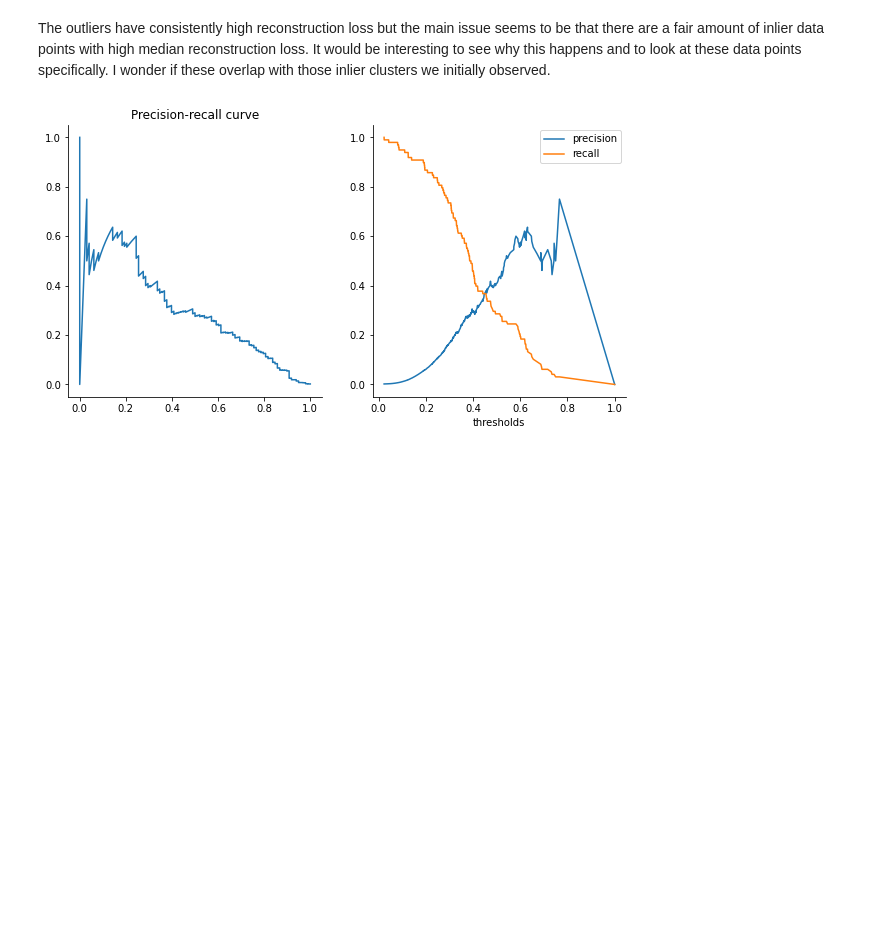
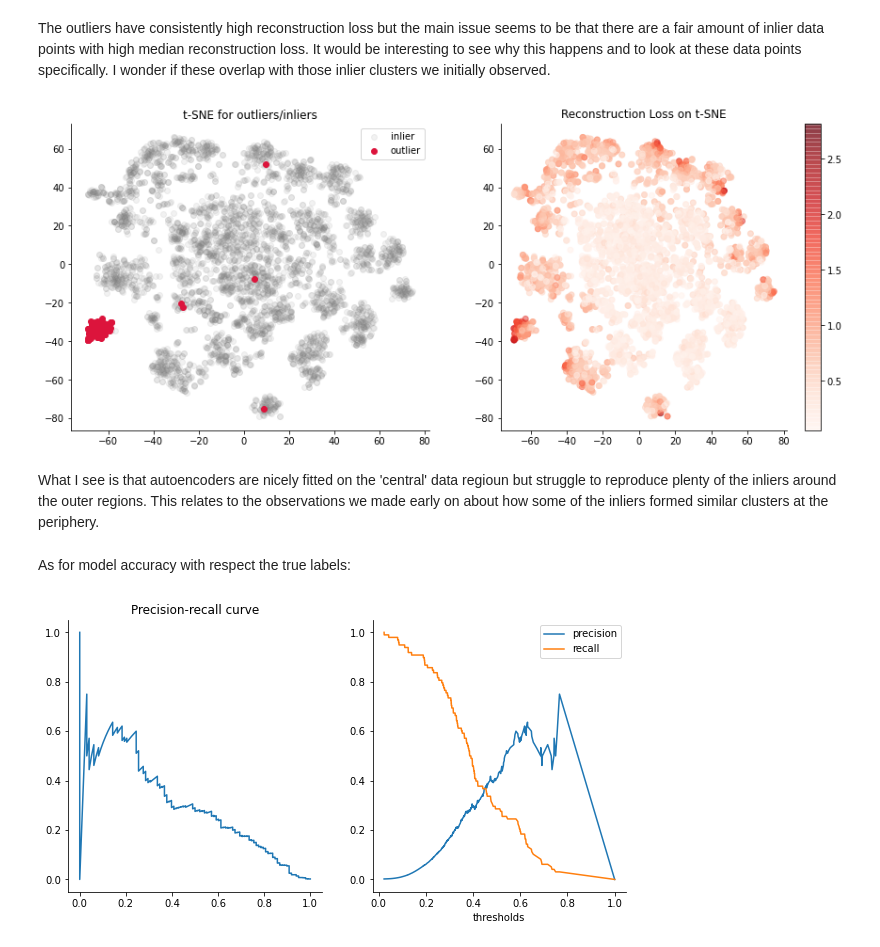
Before and after one commit to danieltsoukup/autoencoders, a Jupyter notebook: outlier_detection_with_autoencoders.ipynb, the cells around one changed output. Drawn from its saved outputs; the diff is of its cells as text; code cells hidden in the pictures; blank space fills up the shorter version.

```diff
--- a/outlier_detection_with_autoencoders.ipynb
+++ b/outlier_detection_with_autoencoders.ipynb
@@ -955,6 +995,41 @@ plt.show()
 [figure]
 # %% [markdown]
 The outliers have consistently high reconstruction loss but the main issue seems to be that there are a fair amount of inlier data points with high median reconstruction loss. It would be interesting to see why this happens and to look at these data points specifically. I wonder if these overlap with those inlier clusters we initially observed.
+# %%
+bigloss_idx = np.where(agg_loss > 0.5)[0]
+smallloss_idx = np.random.choice(np.where(agg_loss <= 0.5)[0], size=(2500,))
+idx = np.concatenate([bigloss_idx, smallloss_idx], axis=0)
+plot_X = X_test[idx]
+plot_y = y_test[idx].ravel()
+plot_loss = agg_loss[idx]
+# %%
+tsne = TSNE(n_components=2)
+tsne_data = tsne.fit_transform(plot_X)
+# %%
+plt.figure(figsize=(15, 6))
+plt.subplot(1, 2, 1)
+plt.scatter(tsne_data[plot_y == 0, 0],
+            tsne_data[plot_y == 0, 1], c="grey", alpha=0.1, label="inlier")
+plt.scatter(tsne_data[plot_y == 1, 0],
+            tsne_data[plot_y == 1, 1], c="crimson", alpha=1, label="outlier")
+plt.legend()
+sns.despine()
+plt.title("t-SNE for outliers/inliers")
+
+plt.subplot(1, 2, 2)
+plt.scatter(tsne_data[:, 0],
+            tsne_data[:, 1],
+            c=plot_loss, cmap="Reds", alpha=0.5)
+plt.colorbar()
+plt.title("Reconstruction Loss on t-SNE")
+sns.despine()
+plt.show()
+# %% [output]
+[figure, added]
+# %% [markdown]
+What I see is that autoencoders are nicely fitted on the 'central' data regioun but struggle to reproduce plenty of the inliers around the outer regions. This relates to the observations we made early on about how some of the inliers formed similar clusters at the periphery.
+# %% [markdown]
+As for model accuracy with respect the true labels:
 # %%
 prec, recall, thresholds = results["precision_recall_curve"]
 # %%
```
Also changed, not shown: parts of 5 cells of this notebook, 2 other files.
